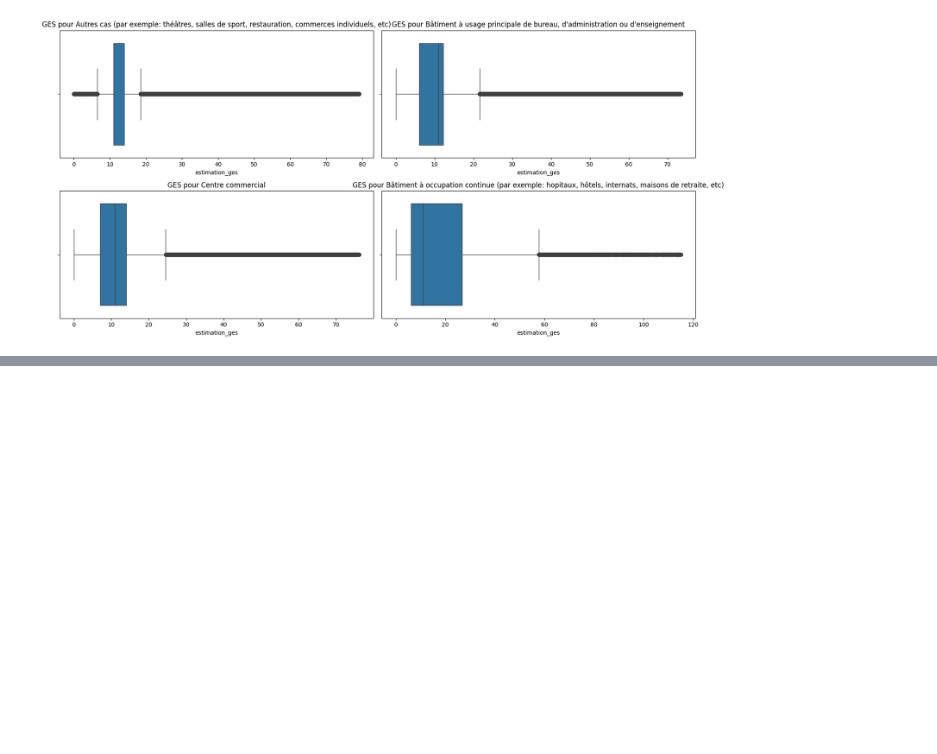
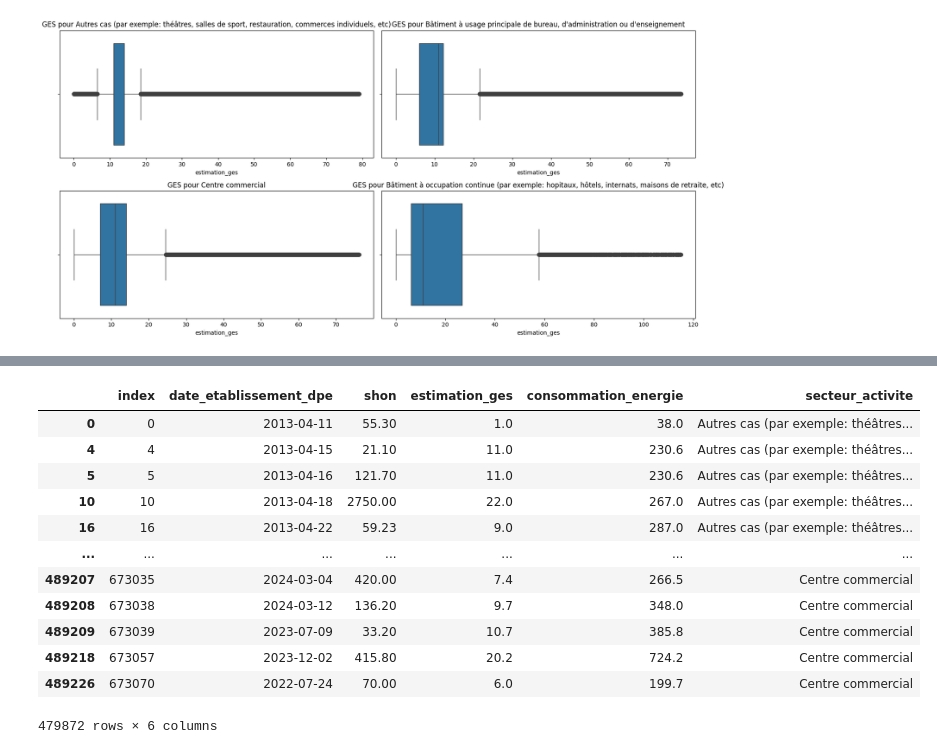
Before and after one commit to bechirhannachi/BNP-Centrale-project-Gr-1, a Jupyter notebook: remove_outliars.ipynb, the cells around one changed output, grey strips where cells are left out. Cells and saved outputs as stored; diff of their text form; code cells hidden in the pictures; blank space fills up the shorter version.

```diff
--- a/remove_outliars.ipynb
+++ b/remove_outliars.ipynb
@@ -120,0 +151,16 @@ for valeur, fichier in dict_fichiers.items():
+# %%
+df
+# %% [output]
+|  | index | date_etablissement_dpe | shon | estimation_ges | consommation_energie | secteur_activite |
+| 0 | 0 | 2013-04-11 | 55.30 | 1.0 | 38.0 | Autres cas (par exemple: théâtres... |
+| 4 | 4 | 2013-04-15 | 21.10 | 11.0 | 230.6 | Autres cas (par exemple: théâtres... |
+| 5 | 5 | 2013-04-16 | 121.70 | 11.0 | 230.6 | Autres cas (par exemple: théâtres... |
+| 10 | 10 | 2013-04-18 | 2750.00 | 22.0 | 267.0 | Autres cas (par exemple: théâtres... |
+| 16 | 16 | 2013-04-22 | 59.23 | 9.0 | 287.0 | Autres cas (par exemple: théâtres... |
+| ... | ... | ... | ... | ... | ... | ... |
+| 489207 | 673035 | 2024-03-04 | 420.00 | 7.4 | 266.5 | Centre commercial |
+| 489208 | 673038 | 2024-03-12 | 136.20 | 9.7 | 348.0 | Centre commercial |
+| 489209 | 673039 | 2023-07-09 | 33.20 | 10.7 | 385.8 | Centre commercial |
+| 489218 | 673057 | 2023-12-02 | 415.80 | 20.2 | 724.2 | Centre commercial |
+| 489226 | 673070 | 2022-07-24 | 70.00 | 6.0 | 199.7 | Centre commercial |
+479872 rows × 6 columns
```
Also changed, not shown: parts of 4 cells of this notebook.
